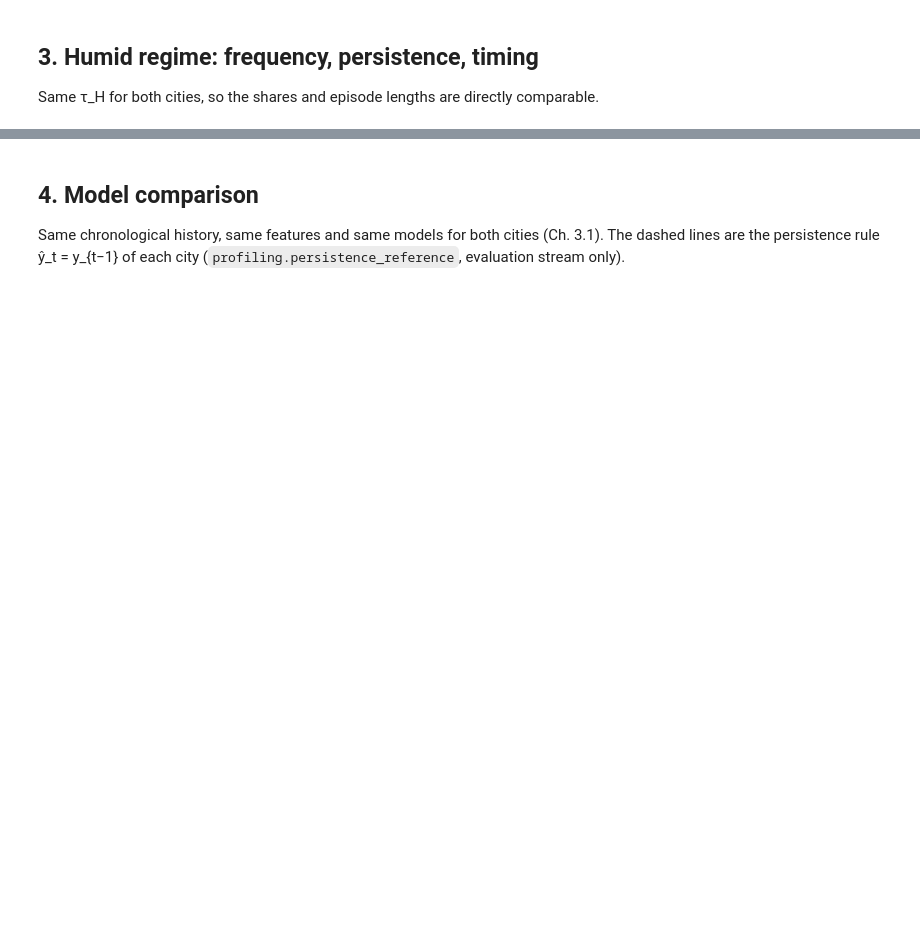
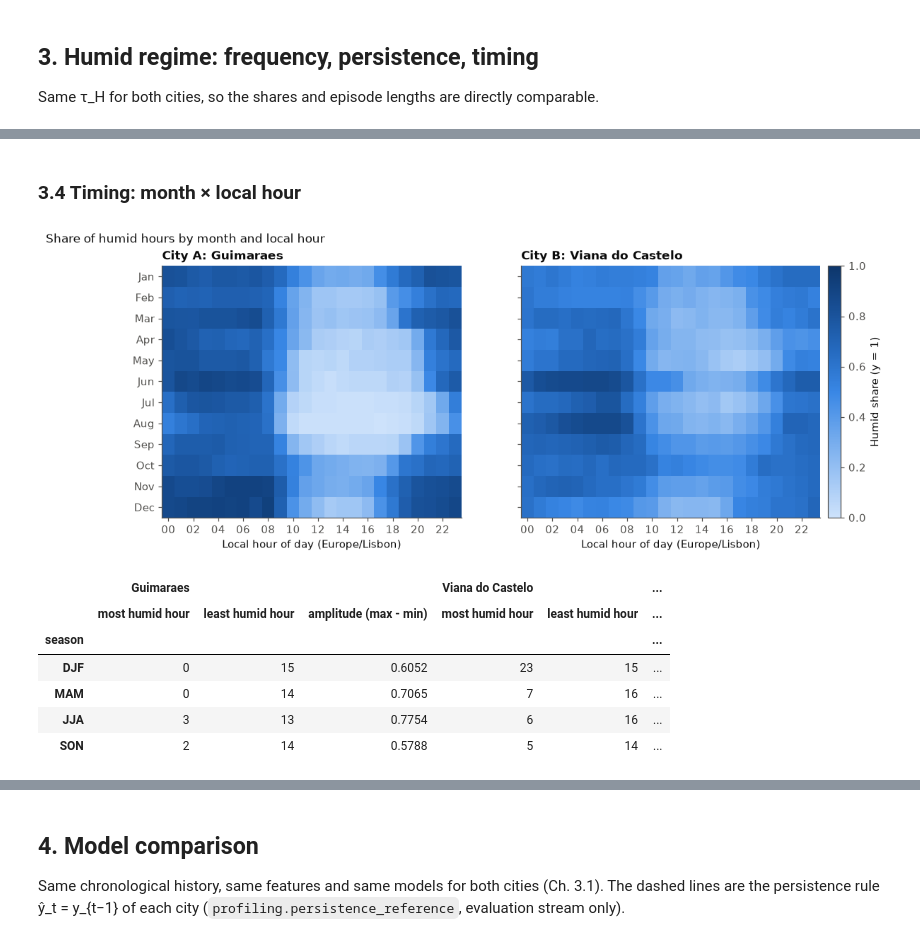
Before and after one commit to VikaMokhovikova/data_stream_mining_asnm1, a Jupyter notebook: notebooks/03_shared_comparison.ipynb, the cells around one changed output, grey strips where cells are left out. Cells and saved outputs as stored; diff of their text form; code cells hidden in the pictures; blank space fills up the shorter version.

Commit message:
Finalise notebook 03, align names and group, tidy project files

```diff
--- a/notebooks/03_shared_comparison.ipynb
+++ b/notebooks/03_shared_comparison.ipynb
@@ -53,0 +35,26 @@ print(f"tau_H = {prepared['tau']:.2f} %  |  {len(metrics)} runs  |  "
+# %%
+import numpy as np
+import pandas as pd
+import matplotlib.pyplot as plt
+from IPython.display import display
+
+import plots
+import profiling
+from data import prepare_frames, stream_summary
+from evaluate import load_results
+from plots import CITY_COLORS, MODEL_COLORS, GREY, INK_2, HUMID, DRY
+from utils import load_config, package_version
+
+pd.set_option("display.float_format", lambda v: f"{v:.4f}")
+plots.set_style()
+cfg = load_config()
+prepared = prepare_frames(cfg)
+TAU_H = prepared["tau"]
+KEYS = [c["key"] for c in cfg["cities"]]                     # City A first, City B second
+NAMES = {c["key"]: c["name"] for c in cfg["cities"]}
+profiles = {k: profiling.profile_city(f, TAU_H, cfg) for k, f in prepared["frames"].items()}
+
+metrics, history = load_results(cfg)        # saved by 01_cityA_guimaraes and 02_cityB_viana_do_castelo
+REF = {k: p["persistence_reference"] for k, p in profiles.items()}
+print(f"tau_H = {TAU_H:.2f} %  |  {len(metrics)} runs  |  "
+      f"{metrics['n_eval'].iloc[0]} evaluation events per stream  |  cities: {', '.join(NAMES.values())}")
@@ -79,0 +216,17 @@ plt.show()
+# %% [markdown]
+### 3.4 Timing: month × local hour
+# %%
+fig = plots.compare_hour_month(profiles, cfg)
+plots.save(fig, cfg, "comparison_03_hour_month")
+plt.show()
+pd.concat({NAMES[k]: p["daily_cycle"][["most humid hour", "least humid hour", "amplitude (max - min)"]]
+           for k, p in profiles.items()}, axis=1)
+# %% [output]
+[figure, added]
+|  | Guimaraes |  |  | Viana do Castelo |  | ... |
+|  | most humid hour | least humid hour | amplitude (max - min) | most humid hour | least humid hour | ... |
+| season |  |  |  |  |  | ... |
+| DJF | 0 | 15 | 0.6052 | 23 | 15 | ... |
+| MAM | 0 | 14 | 0.7065 | 7 | 16 | ... |
+| JJA | 3 | 13 | 0.7754 | 6 | 16 | ... |
+| SON | 2 | 14 | 0.5788 | 5 | 14 | ... |
```
Also changed, not shown: parts of 54 cells of this notebook, 19 other files.
